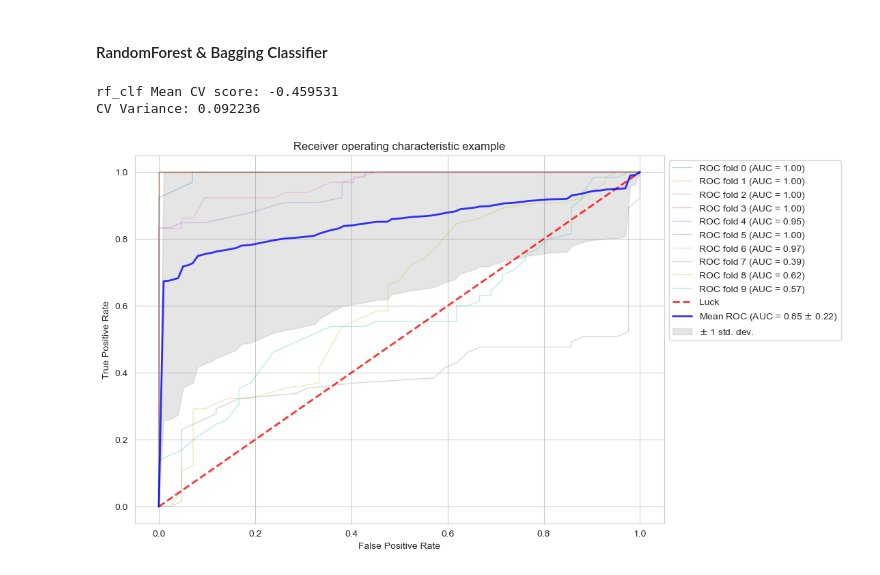
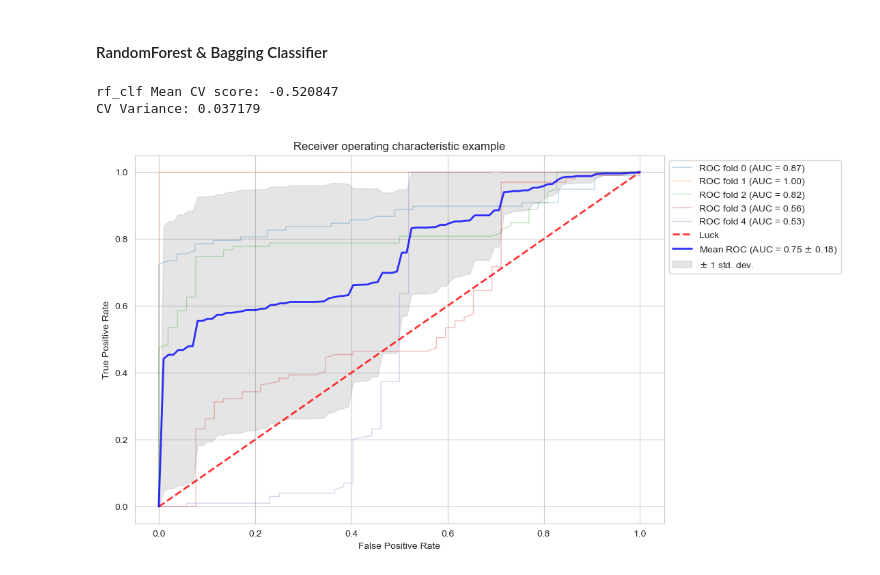
Before and after one commit to Tommylee1013/Advances-in-Financial-Machine-Learning, a Jupyter notebook: Real project.ipynb, the cells around one changed output. Drawn from its saved outputs; the diff is of its cells as text; code cells hidden in the pictures.

```diff
--- a/Real project.ipynb
+++ b/Real project.ipynb
@@ -408,7 +408,7 @@ def get_rsi(data, window=14):
     return rsi_df
 # %%
 data = feature_Mat.copy()
-rsi_windows = [5, 13]
+rsi_windows = [5, 13, 35]
 for w in rsi_windows:
     rsi = get_rsi(data, window = w).squeeze()
     data[f'rsi_{w}'] = rsi
@@ -443,6 +443,11 @@ data['autocorr_3'] = (data['log_ret']
                           .rolling(window=window_autocorr,
                                    min_periods=window_autocorr, center=False)
                           .apply(lambda x: x.autocorr(lag=3), raw=False))
+
+data['autocorr_5'] = (data['log_ret']
+                          .rolling(window=window_autocorr,
+                                   min_periods=window_autocorr, center=False)
+                          .apply(lambda x: x.autocorr(lag=5), raw=False))
 # %%
 data
 # %% [output]
@@ -652,2 +608,0 @@ X.drop(['log_ret', 'dollar'], axis=1, inplace=True)
-# %%
-X_train, X_test, y_train, y_test = train_test_split(X, y, test_size = 0.3, shuffle = False, random_state = 42)
@@ -766,25 +672,26 @@ weighted avg       0.84      0.84      0.84      1075
 # %% [markdown]
 #### RandomForest & Bagging Classifier
 # %%
-n_estimator = 100
+
+n_estimator = 1000
 rf2 = RandomForestClassifier(n_estimators = 1, criterion = 'entropy', bootstrap = False, class_weight = 'balanced_subsample')
 bc2 = BaggingClassifier(base_estimator = rf2, n_estimators = n_estimator,
                         max_samples = avgU1, max_features = 1., random_state = 42)
 
 fit = bc2.fit(X_train, y_train)
 # %%
-cv_gen0 = KFold(n_splits = 10, shuffle = False)
+cv_gen0 = KFold(n_splits = 5, shuffle = False)
 
-score = fml.cvScore(bc2, X, y, sample_weight = X['w'], scoring = 'neg_log_loss', cv = None, cvGen = cv_gen0, pctEmbargo = 0.1)
+score = fml.cvScore(bc2, X_train, y_train, sample_weight = X_train['w'], scoring = 'neg_log_loss', cv = None, cvGen = cv_gen0, pctEmbargo = 0.1)
 print('rf_clf Mean CV score: {0:.6f}\nCV Variance: {1:.6f}'.format(score.mean(), score.var()))
 # %% [output]
-rf_clf Mean CV score: -0.459531
-CV Variance: 0.092236
+rf_clf Mean CV score: -0.520847
+CV Variance: 0.037179
 # %%
-skf = StratifiedKFold(n_splits = 10, shuffle = False)
+skf = StratifiedKFold(n_splits = 5, shuffle = False)
 classifier = BaggingClassifier(base_estimator = rf2, n_estimators = n_estimator,
                                max_samples = avgU1, max_features = 1., random_state = 42)
-fml.crossValPlot(skf, classifier, X, y)
+fml.crossValPlot(skf, classifier, X_train, y_train)
 # %% [output]
-[figure, old version]
+[figure, new version]
 # %%
```
Also changed, not shown: parts of 50 cells of this notebook.
